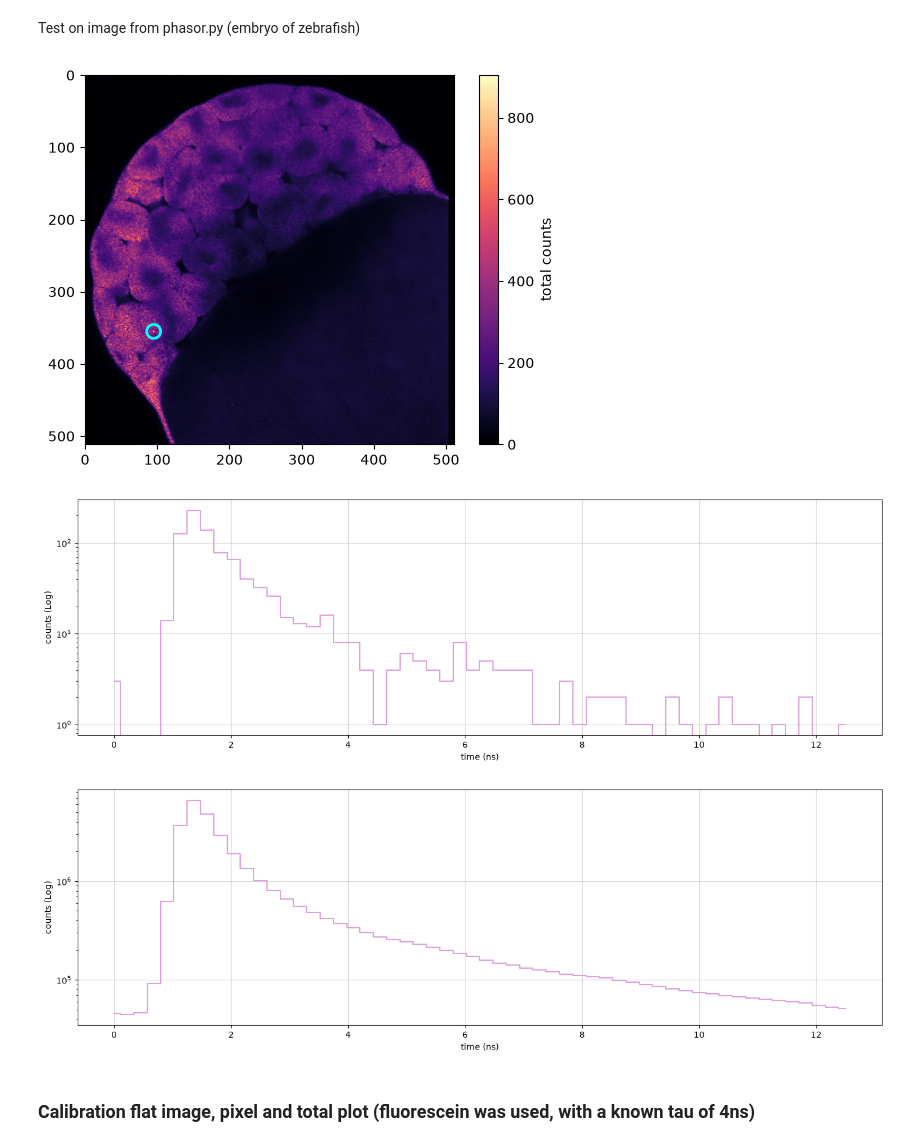
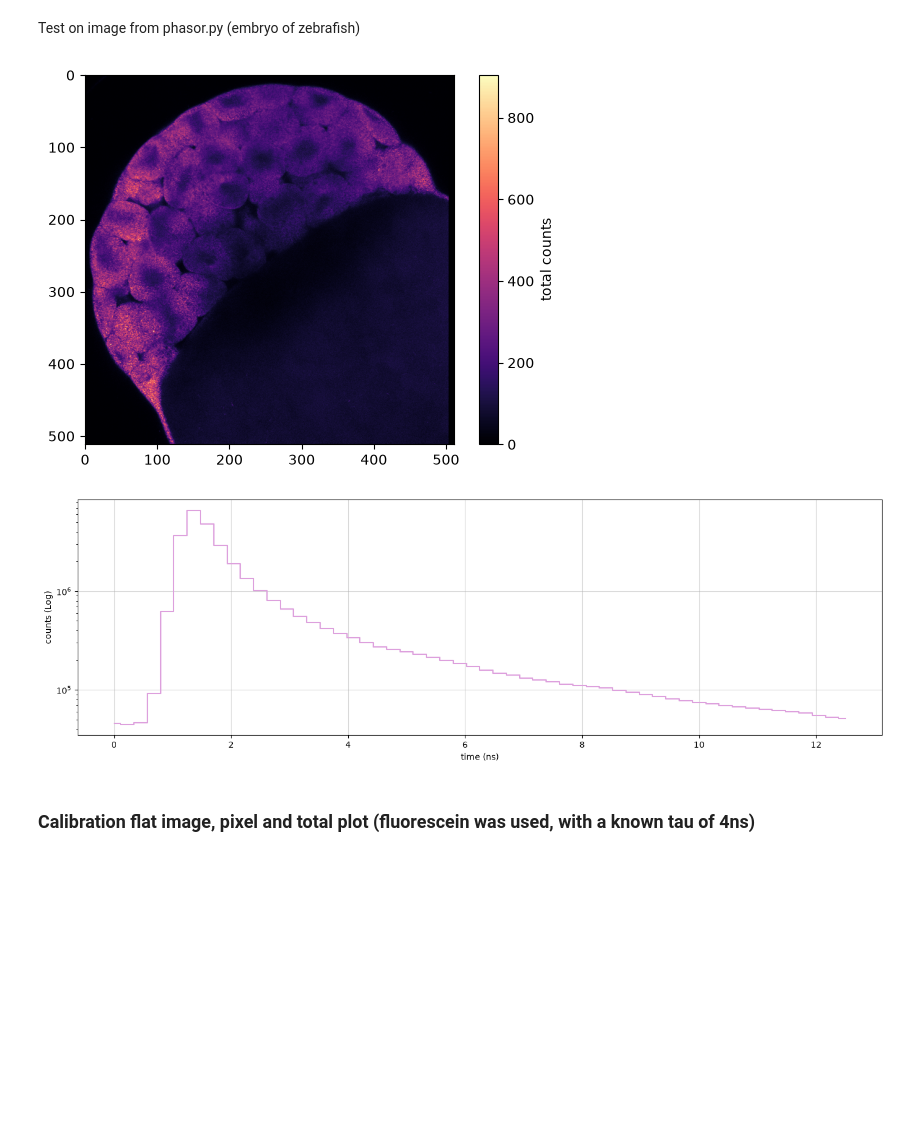
Before and after one commit to BotSas/Tesi_2026, a Jupyter notebook: main.ipynb, the cells around one changed output. Cells and saved outputs as stored; diff of their text form; code cells hidden in the pictures; blank space fills up the shorter version.

```diff
--- a/main.ipynb
+++ b/main.ipynb
@@ -900,25 +901,23 @@ Test on image from phasor.py (embryo of zebrafish)
 # %%
 # https://zenodo.org/records/8046636    # I got my data from here
 
 embryopic = xr.DataArray(
     tiff.imread(fetch('Embryo.tif')),
     dims = ("time", "x", "y"),
     name = "embryopic",
 )
 
 fluopic = xr.DataArray(
     tiff.imread(fetch('Fluorescein_Embryo.tif')),
     dims = ("time", "x", "y"),
     name = "fluopic",
 )
 
-max_pixel1 = phplt.image_flattener(embryopic)
-phplt.pixel_plot(embryopic, max_pixel1)
+phplt.image_flattener(embryopic)
 phplt.global_image_plot(embryopic)
 # %% [output]
-[figure, old version]
+[figure, new version]
-[figure, old version]
+[figure, new version]
-[figure, removed]
 # %% [markdown]
 <h3> Calibration flat image, pixel and total plot (fluorescein was used, with a known tau of 4ns)
 # %%
```
Also changed, not shown: parts of 22 cells of this notebook, 1 other file.
